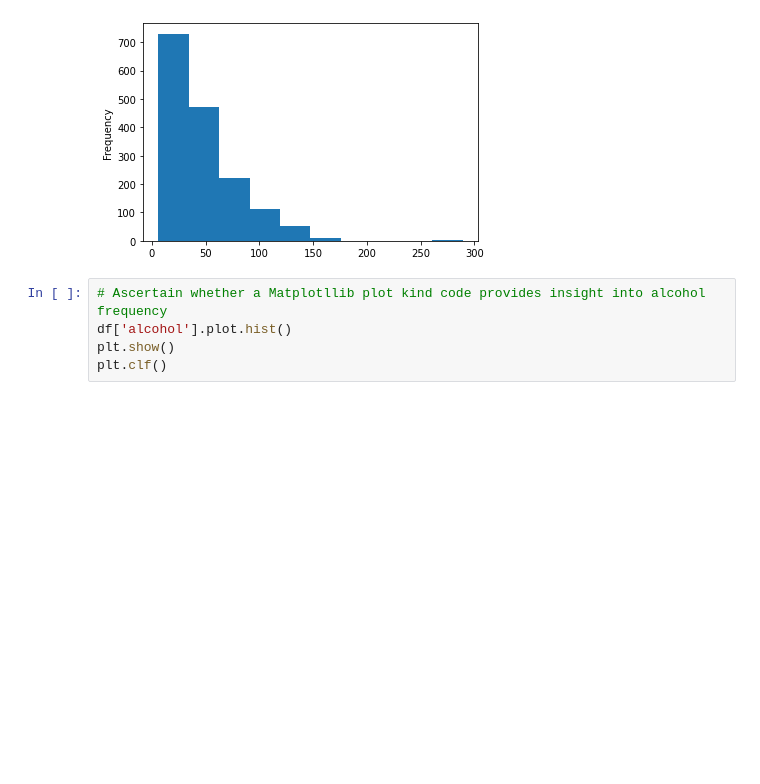
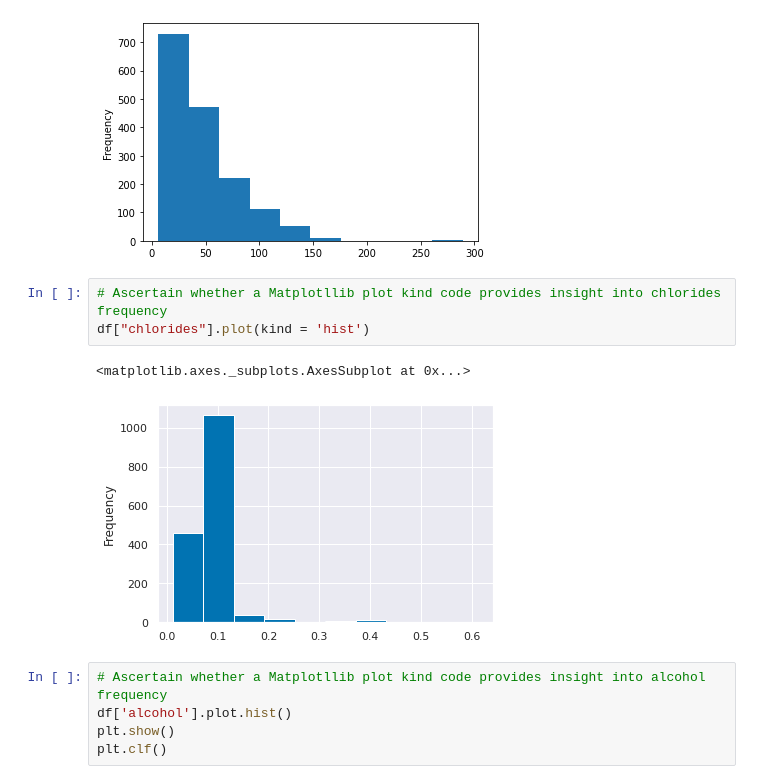
Before and after one commit to DJMFH/Project-1, a Jupyter notebook: RedwineprojectDHogan.ipynb, the cells around one changed output. Drawn from its saved outputs; the diff is of its cells as text; blank space fills up the shorter version.

```diff
--- a/RedwineprojectDHogan.ipynb
+++ b/RedwineprojectDHogan.ipynb
@@ -402,6 +402,12 @@ df["total sulfur dioxide"].plot(kind = 'hist')
 # %% [output]
 <matplotlib.axes._subplots.AxesSubplot at 0x...>
 [figure]
+# %%
+# Ascertain whether a Matplotllib plot kind code provides insight into chlorides frequency
+df["chlorides"].plot(kind = 'hist')
+# %% [output]
+<matplotlib.axes._subplots.AxesSubplot at 0x...>
+[figure, added]
 # %%
 # Ascertain whether a Matplotllib plot kind code provides insight into alcohol frequency
 df['alcohol'].plot.hist()
```
Also changed, not shown: parts of 27 cells of this notebook.
